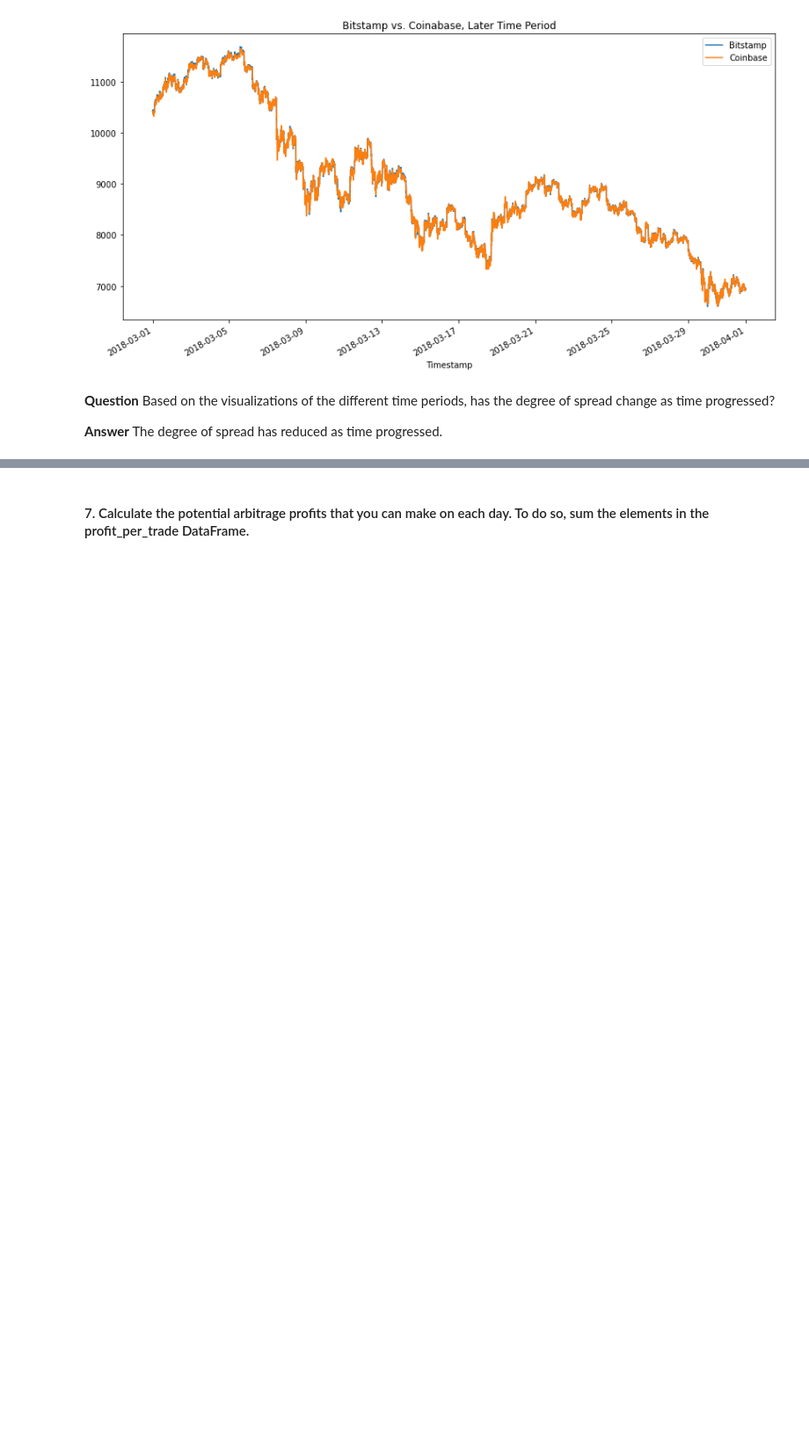
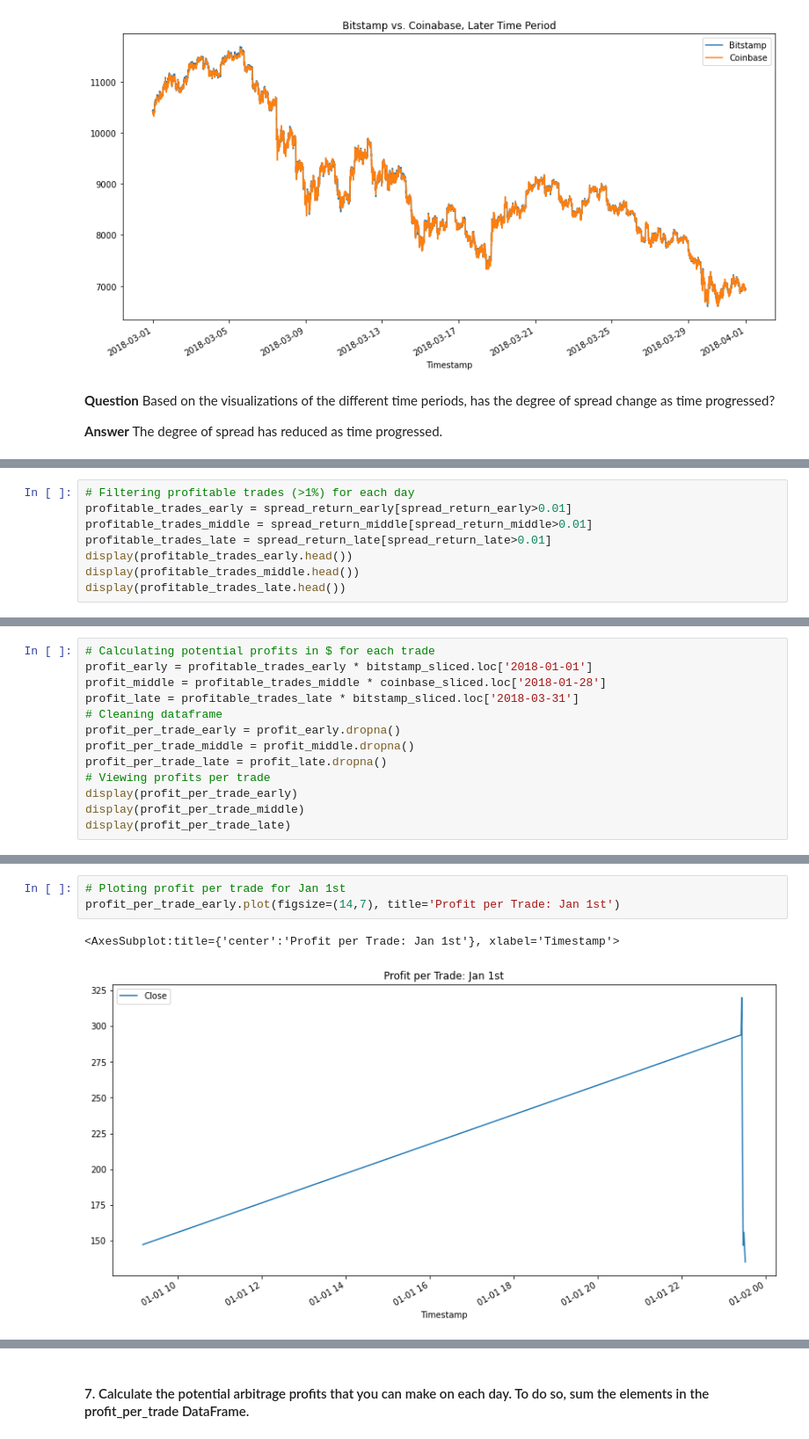
Before and after one commit to 7amza-eth/ArbitrageAnalysis, a Jupyter notebook: crypto_arbitrage.ipynb, the cells around one changed output, grey strips where cells are left out. Shown at 88% size. Drawn from its saved outputs; the diff is of its cells as text; blank space fills up the shorter version.

```diff
--- a/crypto_arbitrage.ipynb
+++ b/crypto_arbitrage.ipynb
@@ -589,0 +360,8 @@ Name: Close, dtype: float64
+# %%
+# Filtering profitable trades (>1%) for each day
+profitable_trades_early = spread_return_early[spread_return_early>0.01]
+profitable_trades_middle = spread_return_middle[spread_return_middle>0.01]
+profitable_trades_late = spread_return_late[spread_return_late>0.01]
+display(profitable_trades_early.head())
+display(profitable_trades_middle.head())
+display(profitable_trades_late.head())
@@ -589,0 +423,13 @@ Name: Close, dtype: float64
+# %%
+# Calculating potential profits in $ for each trade
+profit_early = profitable_trades_early * bitstamp_sliced.loc['2018-01-01']
+profit_middle = profitable_trades_middle * coinbase_sliced.loc['2018-01-28']
+profit_late = profitable_trades_late * bitstamp_sliced.loc['2018-03-31']
+# Cleaning dataframe
+profit_per_trade_early = profit_early.dropna()
+profit_per_trade_middle = profit_middle.dropna()
+profit_per_trade_late = profit_late.dropna()
+# Viewing profits per trade
+display(profit_per_trade_early)
+display(profit_per_trade_middle)
+display(profit_per_trade_late)
@@ -589,0 +495,6 @@ Name: Close, dtype: float64
+# %%
+# Ploting profit per trade for Jan 1st
+profit_per_trade_early.plot(figsize=(14,7), title='Profit per Trade: Jan 1st')
+# %% [output]
+<AxesSubplot:title={'center':'Profit per Trade: Jan 1st'}, xlabel='Timestamp'>
+[figure, added]
```
Also changed, not shown: parts of 93 cells of this notebook, 5 other files.
